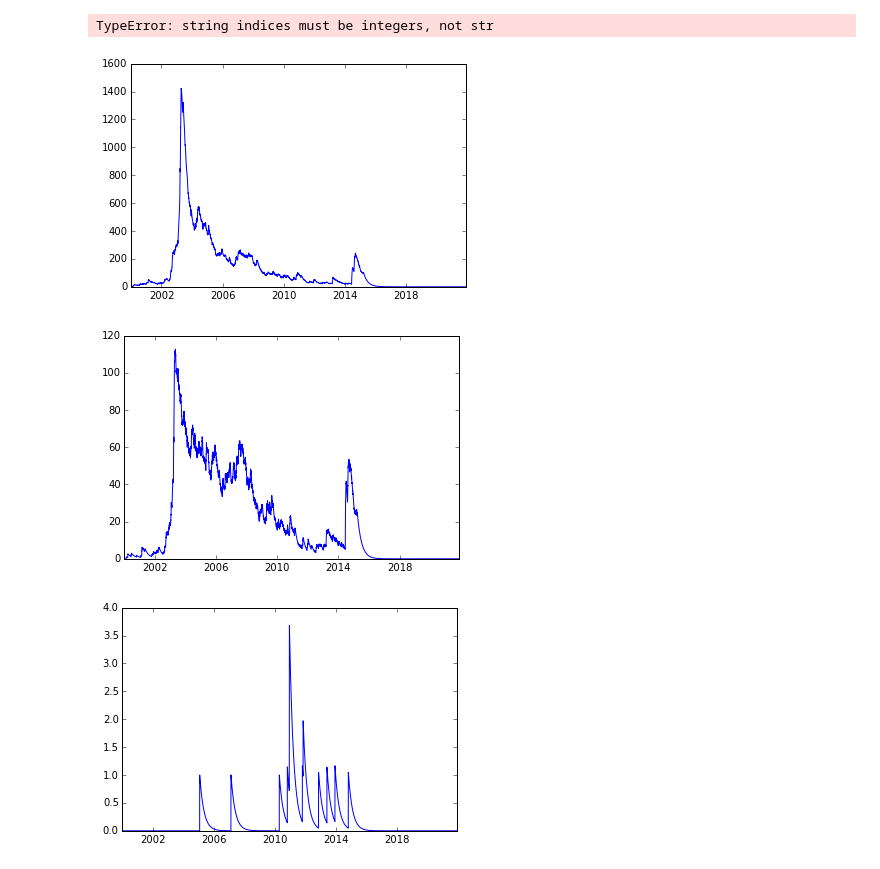
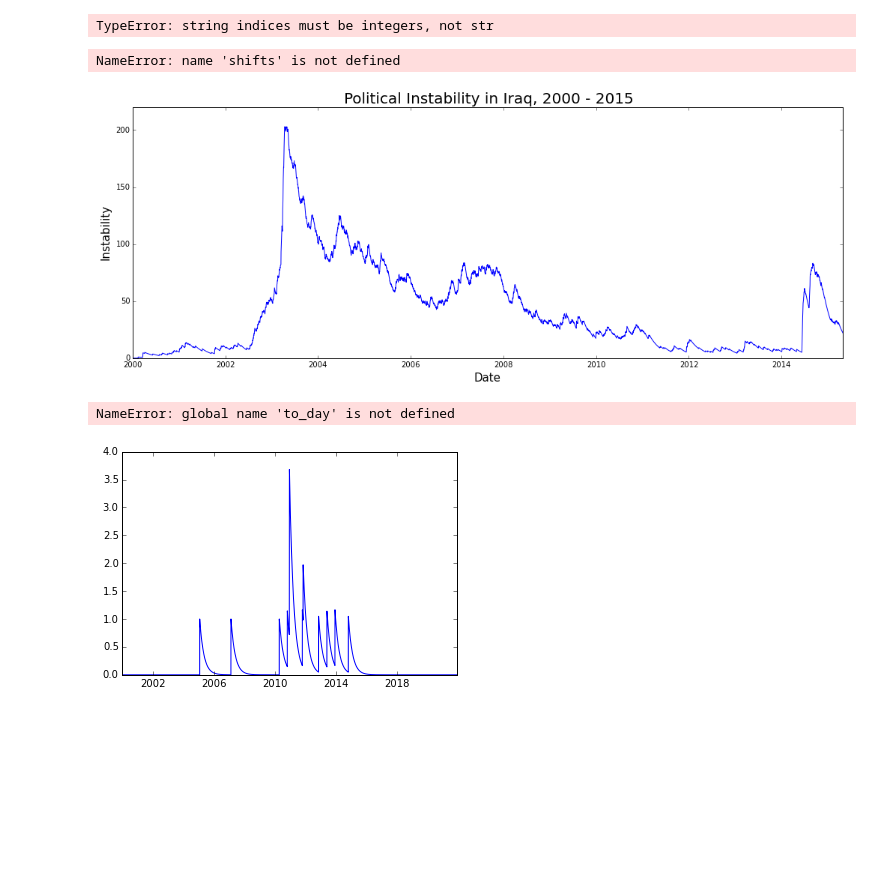
Before and after one commit to velosipeds/forex, a Jupyter notebook: Trading_Scripts/Zack/Article Titles/David_Fail1.ipynb, the cells around one changed output. Drawn from its saved outputs; the diff is of its cells as text; code cells hidden in the pictures; blank space fills up the shorter version.

```diff
--- a/Trading_Scripts/Zack/Article Titles/David_Fail1.ipynb
+++ b/Trading_Scripts/Zack/Article Titles/David_Fail1.ipynb
@@ -179,3 +142,9 @@ result = db.engine.execute(query_formatted)
 #rows = []
 #for row in result:
 #    rows.append(row.values())
+# %%
+query = """select * from article_summaries limit 50;"""
+query_formatted = query
+result = db.engine.execute(query_formatted)
+for row in result :
+    print row.values()
@@ -378,9 +388,15 @@ for article in countries :
     shifts[key]+=1
 # %% [output]
 TypeError: string indices must be integers, not str
+# %%
+shifts
+# %% [output]
+NameError: name 'shifts' is not defined
 # %%
+from datetime import date, datetime
+import datetime
 def make_chart(country_name) :
-    start_date = datetime.date(2000,1,1)
+    start_date = date(2000,1,1)
     series=[]
     xaxis=[]
     for delta_day in range(8000) :
@@ -400,14 +416,19 @@ def make_chart(country_name) :
     resseries=np.array(resseries)
 
     plt.plot(xaxis,resseries)
-# %%
-make_chart('iraq') # just freqency
-# %% [output]
-[figure, removed]
+# %%
+plt.figure(figsize=(17, 6), dpi=1)
+plt.ylabel("Instability", fontsize=15)
+plt.xlabel("Date", fontsize=15)
+plt.title("Political Instability in Iraq, 2000 - 2015", fontsize=20)
+plt.axis([datetime.date(2000, 1, 1), datetime.date(2015, 5, 1), 0, 220])
+make_chart('iraq') # just freqency
+# %% [output]
+[figure, added]
 # %%
 make_chart('iraq') # filtering by classification
 # %% [output]
-[figure, removed]
+NameError: global name 'to_day' is not defined
 # %%
 make_chart('sweden')
 # %% [output]
```
Also changed, not shown: parts of 36 cells of this notebook, 32 other files.
